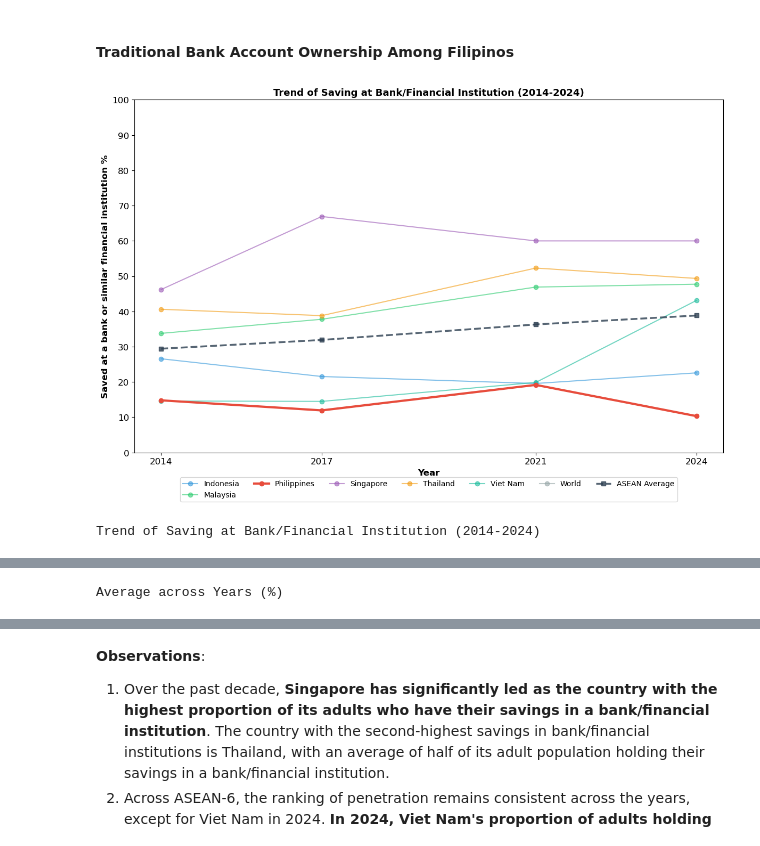
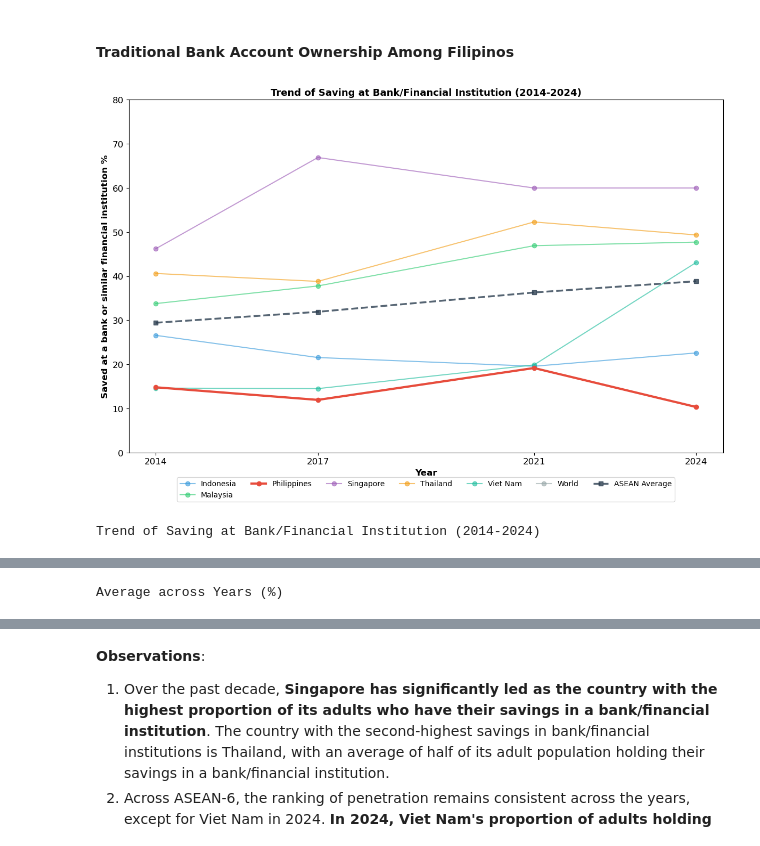
Before and after one commit to christianvibar/mab2115_finals, a Jupyter notebook: notebooks/draft/working_file_mab2115_finals_compiled_20251115_v2.ipynb, the cells around one changed output, grey strips where cells are left out. Drawn from its saved outputs; the diff is of its cells as text; code cells hidden in the pictures.

Commit message:
updated function for charts
updated function

```diff
--- a/notebooks/draft/working_file_mab2115_finals_compiled_20251115_v2.ipynb
+++ b/notebooks/draft/working_file_mab2115_finals_compiled_20251115_v2.ipynb
@@ -779,7 +779,7 @@ def calculate_prct_change(df):
     except:
         pass
 
-def compare_over_time(df_, col_, chartname_, y_label_):
+def compare_over_time(df_, col_, chartname_, y_label_,type_, ylim_):
     fig, ax = plt.subplots(figsize=(12, 8))
 
     # Prepare data for country comparison
@@ -821,8 +821,11 @@ def compare_over_time(df_, col_, chartname_, y_label_):
     ax.set_xlabel('Year', fontweight='bold', fontsize=12)
     ax.set_ylabel(y_label_, fontweight='bold', fontsize=12)
     ax.set_title(chartname_, fontweight='bold', fontsize=13)
-    plt.xticks((2014, 2017, 2021, 2024), fontsize = 12)
-    plt.yticks(range(0,110,10), fontsize=12)
+    if type_ == 4 :
+         plt.xticks((2014, 2017, 2021, 2024), fontsize = 12)
+    else :
+         plt.xticks((2021, 2024), fontsize = 12)
+    plt.yticks(range(0,ylim_+10,10), fontsize=12)
     # plt.yticks(np.linspace(1,110, 10), fontsize = 12)
 
     ax.legend(loc='lower center', bbox_to_anchor=(0.5, -0.15), ncols=7, fontsize=10)
@@ -1400,9 +1316,9 @@ Comparison Adult Savings Medium across Time
 #### Traditional Bank Account Ownership Among Filipinos
 # %%
 compare_over_time(df_all, 'fin17a', 'Trend of Saving at Bank/Financial Institution (2014-2024)',
-                  'Saved at a bank or similar financial institution %')
+                  'Saved at a bank or similar financial institution %', 4, 80)
 # %% [output]
-[figure, old version]
+[figure, new version]
 Trend of Saving at Bank/Financial Institution (2014-2024)
 | year | countrynewwb | 2014 | 2017 | 2021 | 2024 | average | 17vs14 % Change | 21vs17 % Change | ... |
 | 0 | Indonesia | 26.56 | 21.53 | 19.56 | 22.57 | 22.56 | -18.93 | -9.17 | ... |
```
Also changed, not shown: parts of 22 cells of this notebook, 1 other file.
